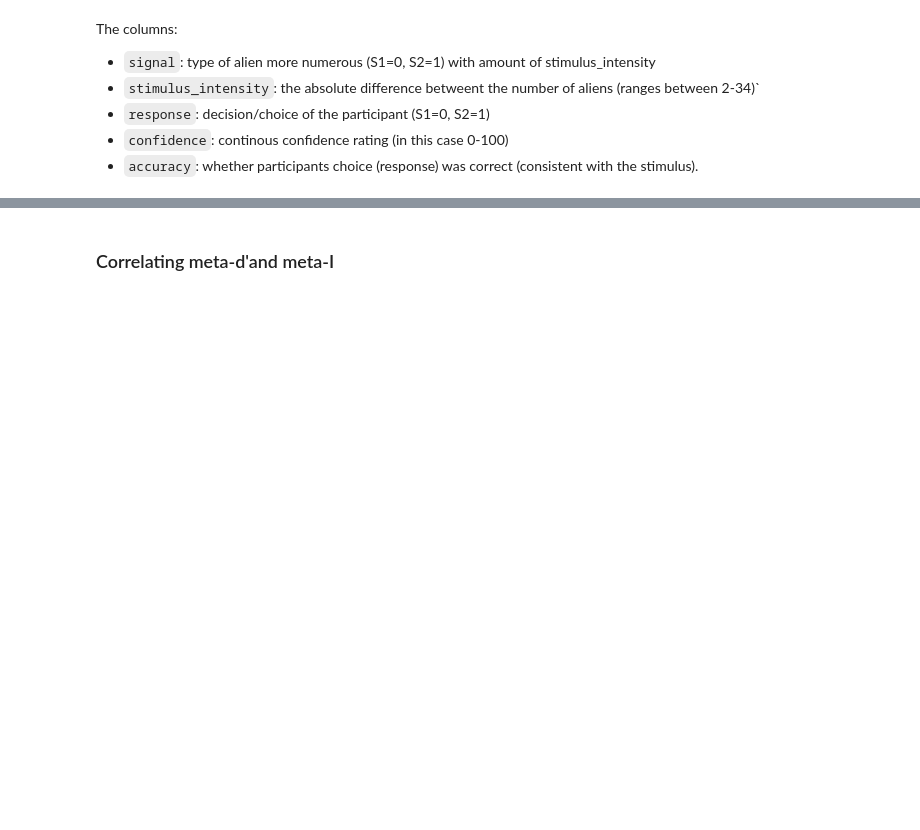
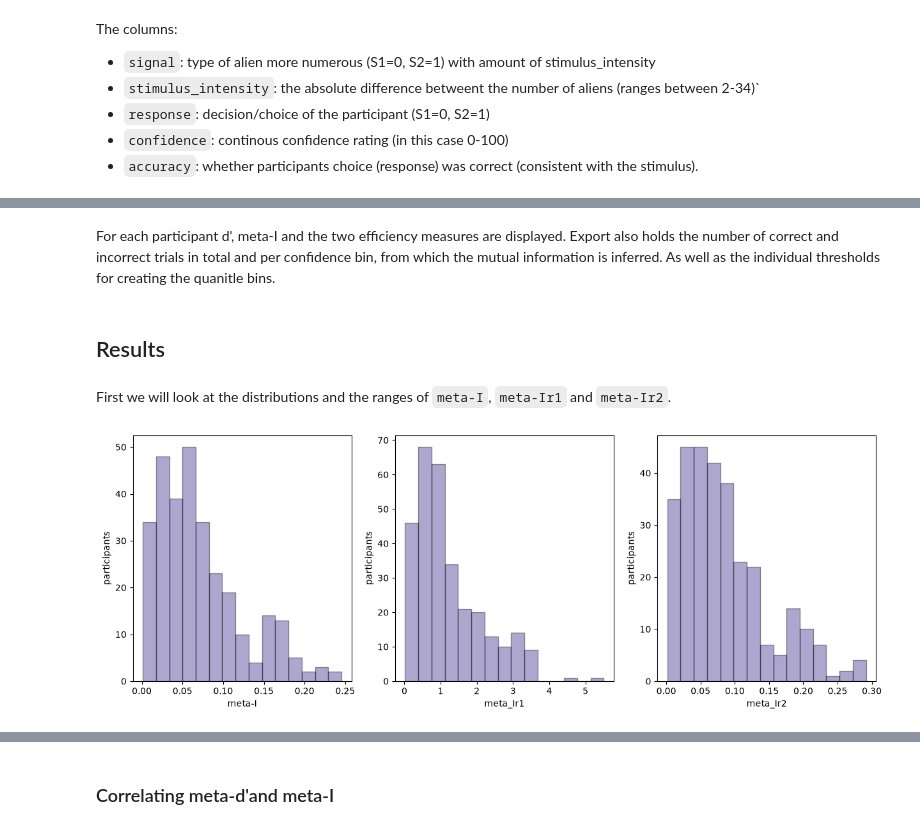
Before and after one commit to Ver0Ha/Meta-I, a Jupyter notebook: example_notebook_metai.ipynb, the cells around one changed output, grey strips where cells are left out. Saved outputs shown, nothing was run; the diff lists cells and outputs as text; code cells hidden in the pictures; blank space fills up the shorter version.

```diff
--- a/example_notebook_metai.ipynb
+++ b/example_notebook_metai.ipynb
@@ -57,18 +71,0 @@ The columns:
-# %%
-import warnings
-
-from cpm.applications.signal_detection import EstimatorMetaD
-
-warnings.filterwarnings("ignore", category=RuntimeWarning)
-warnings.filterwarnings("ignore", message="delta_grad == 0.0")
-
-df["observed"] = df["confidence"]
-
-estimator_metad = EstimatorMetaD(
-    data= df.groupby("participant"),
-    bins=4,
-    prior=True
-)
-
-estimator_metad.optimise()
-results_metad = estimator_metad.export()
@@ -99,7 +82,8 @@ estimator_metaI = EstimatorMetaI(
     data=df,
     bins=4,
     matched_bins=True,
-    ppt_identifier="participant"
+    ppt_identifier="participant",
+    dprime_correction = 1
 )
 
 estimator_metaI.estimate()
@@ -122,0 +100,26 @@ print(results_metaI[["ppt", "meta_I", "meta_Ir1", "meta_Ir2"]].head())
+# %% [markdown]
+For each participant d', meta-I and the two efficiency measures are displayed. Export also holds the number of correct and incorrect trials in total and per confidence bin, from which the mutual information is inferred. As well as the individual thresholds for creating the quanitle bins.
+# %% [markdown]
+## Results
+# %% [markdown]
+First we will look at the distributions and the ranges of `meta-I`, `meta-Ir1` and `meta-Ir2`.
+# %%
+meta_I = results_metaI["meta_I"]
+meta_Ir1 = results_metaI["meta_Ir1"]
+meta_Ir2 = results_metaI["meta_Ir2"]
+
+fig, axes = plt.subplots(1, 3, figsize=(15, 5))
+axes[0].hist(results_metaI["meta_I"], bins=15, alpha=0.4, color="#328", edgecolor="black")
+axes[0].set_xlabel("meta-I")
+axes[0].set_ylabel("participants")
+
+axes[1].hist(results_metaI["meta_Ir1"], bins=15, alpha=0.4, color="#328", edgecolor="black")
+axes[1].set_xlabel("meta_Ir1")
+axes[1].set_ylabel("participants")
+
+axes[2].hist(results_metaI["meta_Ir2"],bins=15, alpha=0.4, color="#328", edgecolor="black")
+axes[2].set_xlabel("meta_Ir2")
+axes[2].set_ylabel("participants")
+plt.show()
+# %% [output]
+[figure, added]
```
Also changed, not shown: parts of 19 cells of this notebook.
